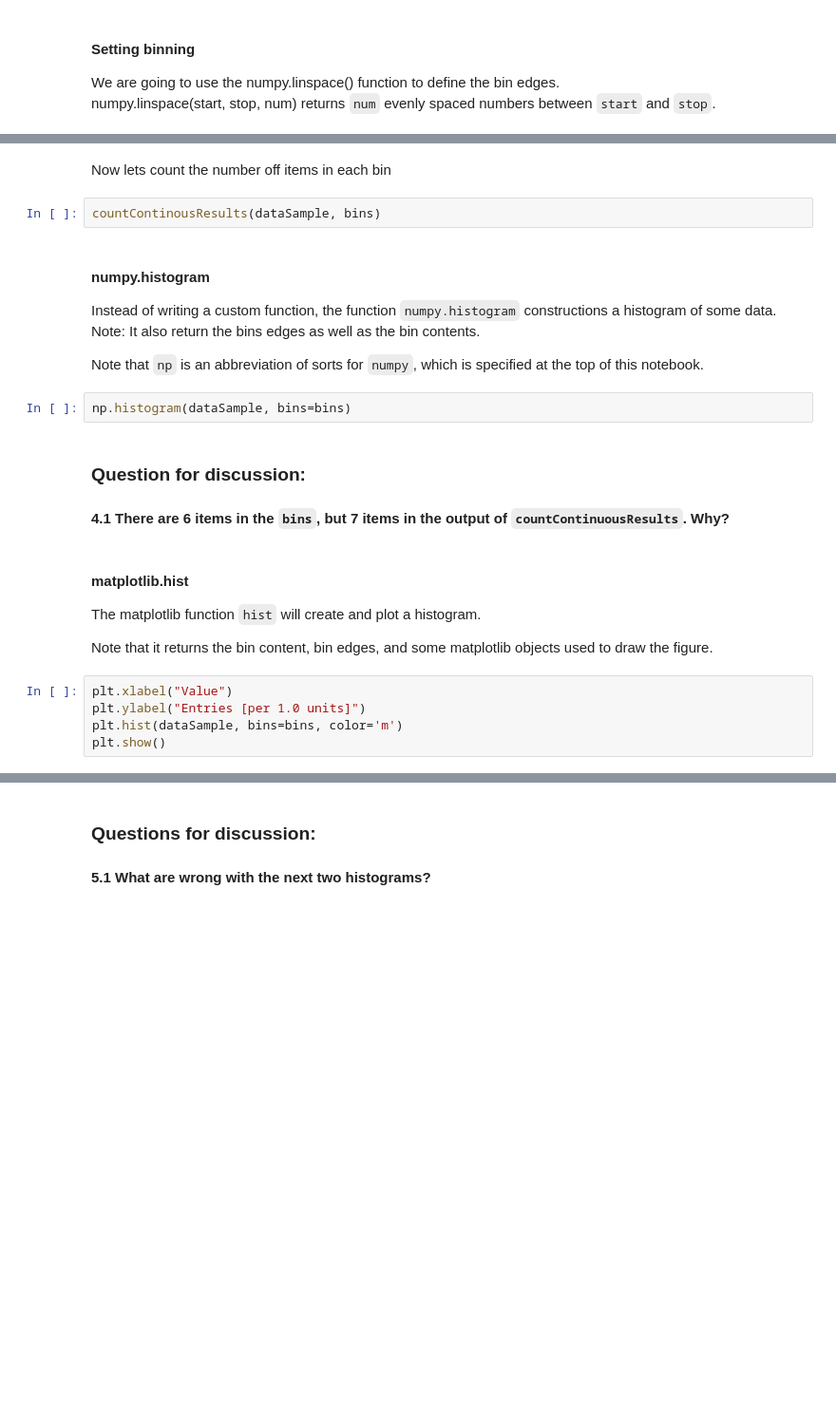
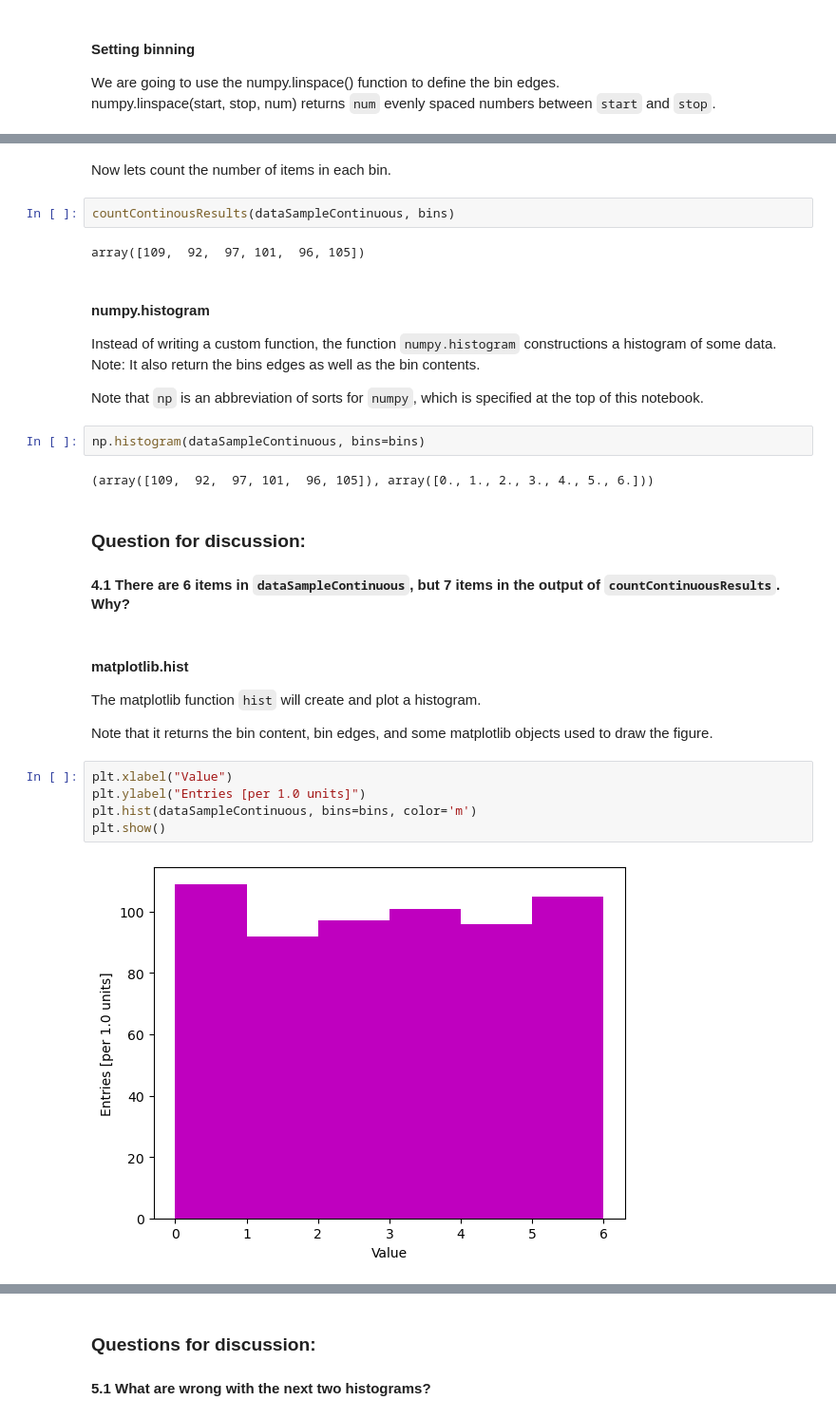
Before and after one commit to KIPAC/Physics89L, a Jupyter notebook: nb/01_02_Dice_Rolls_and_Histograms.ipynb, the cells around one changed output, grey strips where cells are left out. Shown at 95% size. Drawn from its saved outputs; the diff is of its cells as text; blank space fills up the shorter version.

```diff
--- a/nb/01_02_Dice_Rolls_and_Histograms.ipynb
+++ b/nb/01_02_Dice_Rolls_and_Histograms.ipynb
@@ -162,7 +183,9 @@ print(bins)
 # %% [markdown]
-Now lets count the number off items in each bin
+Now lets count the number of items in each bin.
 # %%
-countContinousResults(dataSample, bins)
+countContinousResults(dataSampleContinuous, bins)
+# %% [output]
+array([109,  92,  97, 101,  96, 105])
 # %% [markdown]
 #### numpy.histogram
 
@@ -171,11 +194,13 @@ Note: It also return the bins edges as well as the bin contents.
 
 Note that `np` is an abbreviation of sorts for `numpy`, which is specified at the top of this notebook.
 # %%
-np.histogram(dataSample, bins=bins)
+np.histogram(dataSampleContinuous, bins=bins)
+# %% [output]
+(array([109,  92,  97, 101,  96, 105]), array([0., 1., 2., 3., 4., 5., 6.]))
 # %% [markdown]
 ### Question for discussion:
 
-#### 4.1 There are 6 items in the `bins`, but 7 items in the output of `countContinuousResults`.  Why?
+#### 4.1 There are 6 items in `dataSampleContinuous`, but 7 items in the output of `countContinuousResults`.  Why?
 # %% [markdown]
 #### matplotlib.hist
 
@@ -186,8 +211,10 @@ objects used to draw the figure.
 # %%
 plt.xlabel("Value")
 plt.ylabel("Entries [per 1.0 units]")
-plt.hist(dataSample, bins=bins, color='m')
+plt.hist(dataSampleContinuous, bins=bins, color='m')
 plt.show()
+# %% [output]
+[figure, added]
 # %%
 plt.xlabel("Value")
 plt.ylabel("Entries [per 0.5 units]")
```
Also changed, not shown: parts of 24 cells of this notebook, 1 other file.
